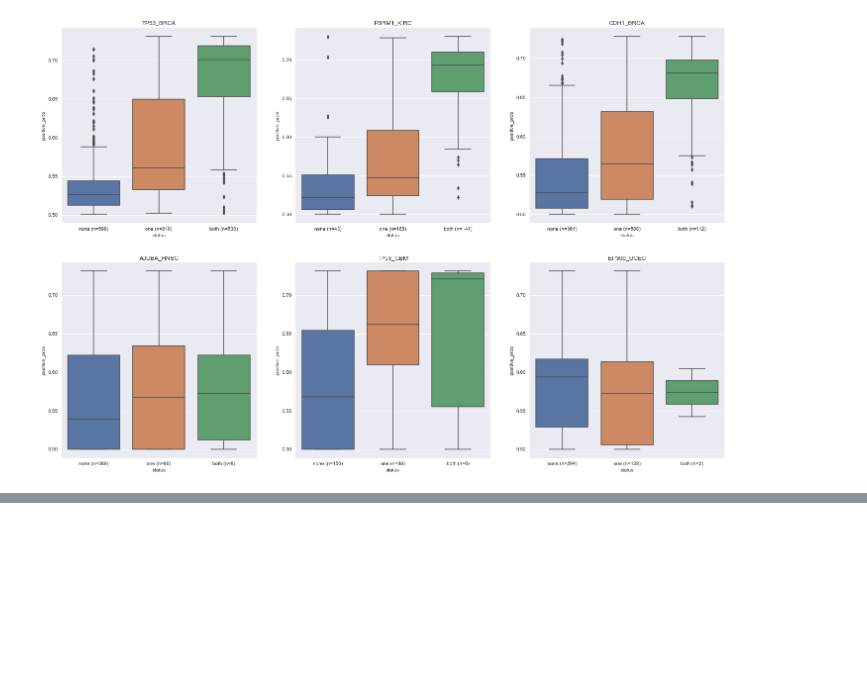
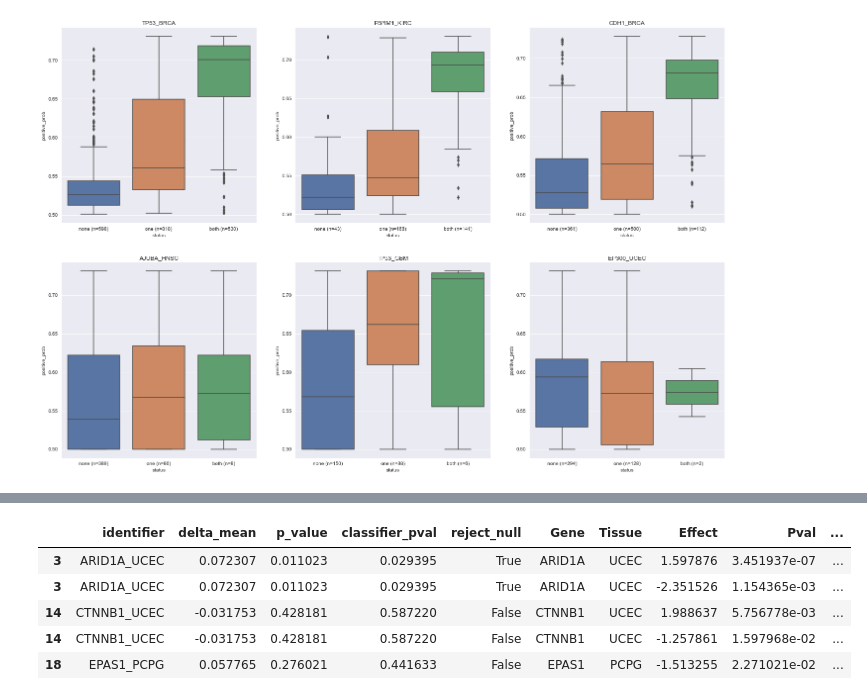
Before and after one commit to greenelab/mutation-fn, a Jupyter notebook: 3_park_analysis.ipynb, the cells around one changed output, grey strips where cells are left out. Cells and saved outputs as stored; diff of their text form; code cells hidden in the pictures; blank space fills up the shorter version.

```diff
--- a/3_park_analysis.ipynb
+++ b/3_park_analysis.ipynb
@@ -450,0 +467,12 @@ for ix, identifier in enumerate(plot_ids):
+# %%
+# these are the "class 4" genes, they have 2 park p-values (one for
+# copy gain and one for copy loss)
+# for now we'll just keep these and plot both p-values
+pair_df[pair_df.identifier.duplicated(keep=False)].head()
+# %% [output]
+|  | identifier | delta_mean | p_value | classifier_pval | reject_null | Gene | Tissue | Effect | Pval | ... |
+| 3 | ARID1A_UCEC | 0.072307 | 0.011023 | 0.029395 | True | ARID1A | UCEC | 1.597876 | 3.451937e-07 | ... |
+| 3 | ARID1A_UCEC | 0.072307 | 0.011023 | 0.029395 | True | ARID1A | UCEC | -2.351526 | 1.154365e-03 | ... |
+| 14 | CTNNB1_UCEC | -0.031753 | 0.428181 | 0.587220 | False | CTNNB1 | UCEC | 1.988637 | 5.756778e-03 | ... |
+| 14 | CTNNB1_UCEC | -0.031753 | 0.428181 | 0.587220 | False | CTNNB1 | UCEC | -1.257861 | 1.597968e-02 | ... |
+| 18 | EPAS1_PCPG | 0.057765 | 0.276021 | 0.441633 | False | EPAS1 | PCPG | -1.513255 | 2.271021e-02 | ... |
```
Also changed, not shown: parts of 4 cells of this notebook, 1 other file.
